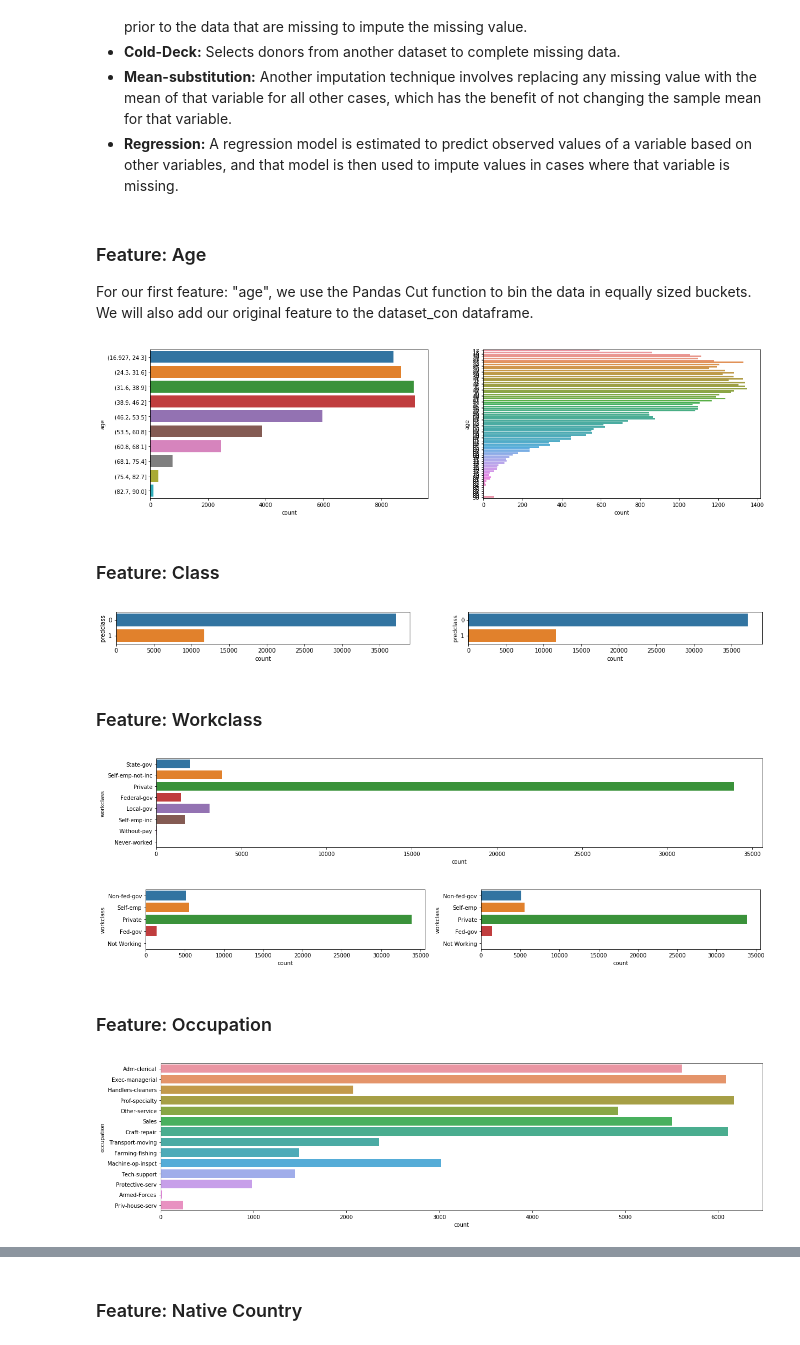
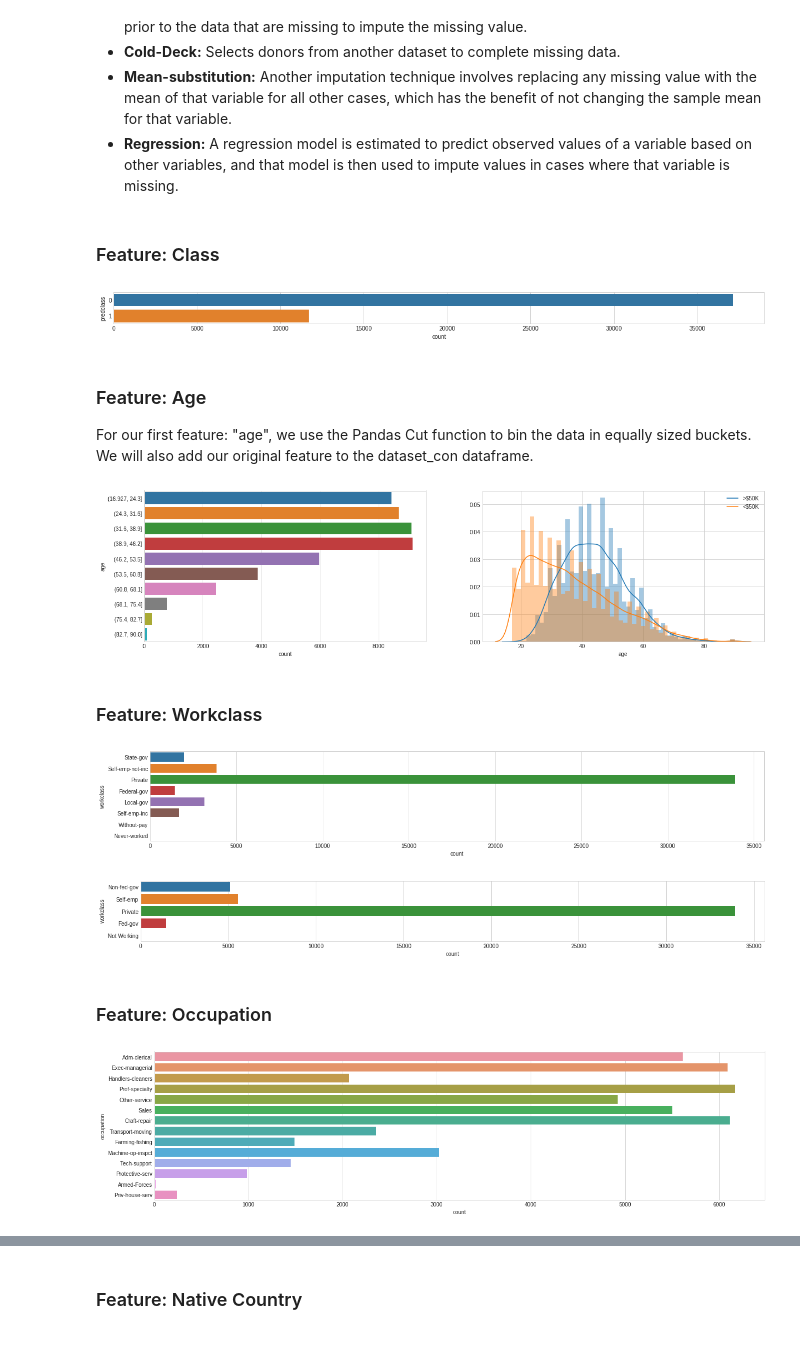
Before and after one commit to dformoso/sklearn-classification, a Jupyter notebook: Data Science Workbook - Census Income Dataset - v2.ipynb, the cells around one changed output, grey strips where cells are left out. Drawn from its saved outputs; the diff is of its cells as text; code cells hidden in the pictures.

```diff
--- a/Data Science Workbook - Census Income Dataset - v2.ipynb
+++ b/Data Science Workbook - Census Income Dataset - v2.ipynb
@@ -310,3 +308,5 @@ We can impute missing values in a number of different ways:
 # To perform our data analysis, let's create new dataframes.
 dataset_bin = pd.DataFrame() # To contain our dataframe with our discretised continuous variables
 dataset_con = pd.DataFrame() # To contain our dataframe with our continuous variables
+# %% [markdown]
+### Feature: Class
@@ -313,3 +322,9 @@ dataset_con = pd.DataFrame() # To contain our dataframe with our continuous vari
+# %%
+plt.style.use('seaborn-whitegrid')
+fig = plt.figure(figsize=(20,1))
+sns.countplot(y="predclass", data=dataset_bin);
+# %% [output]
+[figure, added]
 # %% [markdown]
 ### Feature: Age
 
@@ -318,12 +333,12 @@ For our first feature: "age", we use the Pandas Cut function to bin the data in
 dataset_bin['age'] = pd.cut(dataset_raw['age'], 10) # discretised
 dataset_con['age'] = dataset_raw['age'] # non-discretised
 # %%
+plt.style.use('seaborn-whitegrid')
 fig = plt.figure(figsize=(20,5))
 plt.subplot(1, 2, 1)
 sns.countplot(y="age", data=dataset_bin);
 plt.subplot(1, 2, 2)
-sns.countplot(y="age", data=dataset_con);
+sns.distplot(dataset_con.loc[dataset_con['predclass'] == 1]['age'], kde_kws={"label": ">$50K"});
+sns.distplot(dataset_con.loc[dataset_con['predclass'] == 0]['age'], kde_kws={"label": "<$50K"});
 # %% [output]
-[figure, old version]
+[figure, new version]
-# %% [markdown]
-### Feature: Class
@@ -339,19 +345,12 @@ dataset_con['predclass'] = dataset_raw['predclass']
-# %%
-fig = plt.figure(figsize=(20,1))
-plt.subplot(1, 2, 1)
-sns.countplot(y="predclass", data=dataset_bin);
-plt.subplot(1, 2, 2)
-sns.countplot(y="predclass", data=dataset_con);
-# %% [output]
-[figure, removed]
 # %% [markdown]
 ### Feature: Workclass
 # %%
 # Can we bucket some of these groups?
+plt.style.use('seaborn-whitegrid')
 plt.figure(figsize=(20,3))
 sns.countplot(y="workclass", data=dataset_raw);
 # %% [output]
-[figure, old version]
+[figure, new version]
 # %%
 # There are too many groups here, we can group someof them together.
 # Create buckets for Workclass
@@ -366,21 +365,20 @@ dataset_raw.loc[dataset_raw['workclass'] == 'Self-emp-inc', 'workclass'] = 'Self
 dataset_bin['workclass'] = dataset_raw['workclass']
 dataset_con['workclass'] = dataset_raw['workclass']
 # %%
+plt.style.use('seaborn-whitegrid')
 fig = plt.figure(figsize=(20,2))
-plt.subplot(1, 2, 1)
 sns.countplot(y="workclass", data=dataset_bin);
-plt.subplot(1, 2, 2)
-sns.countplot(y="workclass", data=dataset_con);
 # %% [output]
-[figure, old version]
+[figure, new version]
 # %% [markdown]
 ### Feature: Occupation
 # %%
 # Can we bucket some of these groups?
+plt.style.use('seaborn-whitegrid')
 plt.figure(figsize=(20,5))
 sns.countplot(y="occupation", data=dataset_raw);
 # %% [output]
-[figure, old version]
+[figure, new version]
 # %%
 # Create buckets for Occupation
 dataset_raw.loc[dataset_raw['occupation'] == 'Adm-clerical', 'occupation'] = 'Admin'
```
Also changed, not shown: parts of 68 cells of this notebook.
